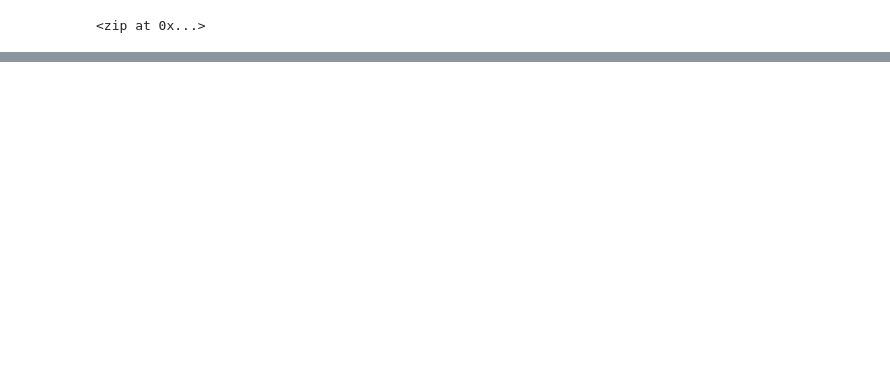
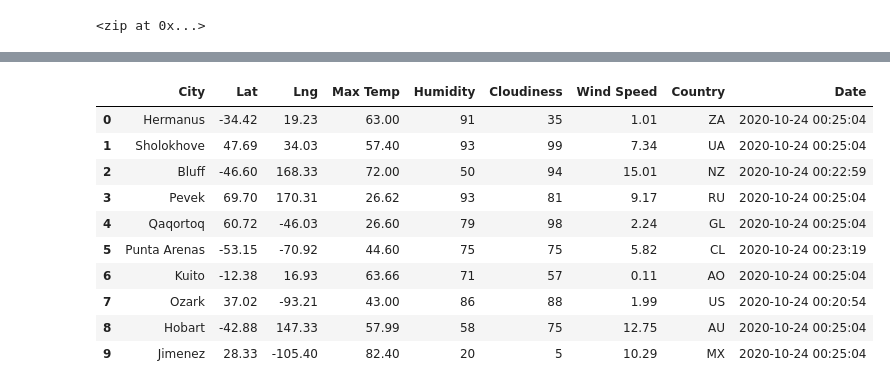
Before and after one commit to EHuiMartinez/World_Weather_Analysis, a Jupyter notebook: WeatherPy.ipynb, the cells around one changed output, grey strips where cells are left out. Drawn from its saved outputs; the diff is of its cells as text; code cells hidden in the pictures; blank space fills up the shorter version.

```diff
--- a/WeatherPy.ipynb
+++ b/WeatherPy.ipynb
@@ -32,0 +39,2 @@ len(cities)
+# %%
+url = "http://api.openweathermap.org/data/2.5/weather?units=Imperial&APPID=" + weather_api_key
@@ -32,0 +44,10 @@ len(cities)
+# %%
+# Create an empty list to hold the weather data.
+city_data = []
+# Print the beginning of the logging.
+print("Beginning Data Retrieval     ")
+print("-----------------------------")
+
+# Create counters.
+record_count = 1
+set_count = 1
@@ -32,0 +57,10 @@ len(cities)
+# %%
+# Loop through all the cities in our list.
+for i in range(len(cities)):
+
+    # Group cities in sets of 50 for logging purposes.
+    if (i % 50 == 0 and i >= 50):
+        set_count += 1
+        record_count = 1
+    # Create endpoint URL with each city.
+    city_url = url + "&q=" + "i"
@@ -32,0 +135,16 @@ len(cities)
+# %%
+#Convert the array of dictionaries to a Pandas dataframe
+city_data_df = pd.DataFrame(city_data)
+city_data_df.head(10)
+# %% [output]
+|  | City | Lat | Lng | Max Temp | Humidity | Cloudiness | Wind Speed | Country | Date |
+| 0 | Hermanus | -34.42 | 19.23 | 63.00 | 91 | 35 | 1.01 | ZA | 2020-10-24 00:25:04 |
+| 1 | Sholokhove | 47.69 | 34.03 | 57.40 | 93 | 99 | 7.34 | UA | 2020-10-24 00:25:04 |
+| 2 | Bluff | -46.60 | 168.33 | 72.00 | 50 | 94 | 15.01 | NZ | 2020-10-24 00:22:59 |
+| 3 | Pevek | 69.70 | 170.31 | 26.62 | 93 | 81 | 9.17 | RU | 2020-10-24 00:25:04 |
+| 4 | Qaqortoq | 60.72 | -46.03 | 26.60 | 79 | 98 | 2.24 | GL | 2020-10-24 00:25:04 |
+| 5 | Punta Arenas | -53.15 | -70.92 | 44.60 | 75 | 75 | 5.82 | CL | 2020-10-24 00:23:19 |
+| 6 | Kuito | -12.38 | 16.93 | 63.66 | 71 | 57 | 0.11 | AO | 2020-10-24 00:25:04 |
+| 7 | Ozark | 37.02 | -93.21 | 43.00 | 86 | 88 | 1.99 | US | 2020-10-24 00:20:54 |
+| 8 | Hobart | -42.88 | 147.33 | 57.99 | 58 | 75 | 12.75 | AU | 2020-10-24 00:25:04 |
+| 9 | Jimenez | 28.33 | -105.40 | 82.40 | 20 | 5 | 10.29 | MX | 2020-10-24 00:25:04 |
```
Also changed, not shown: parts of 7 cells of this notebook, 4 other files.
